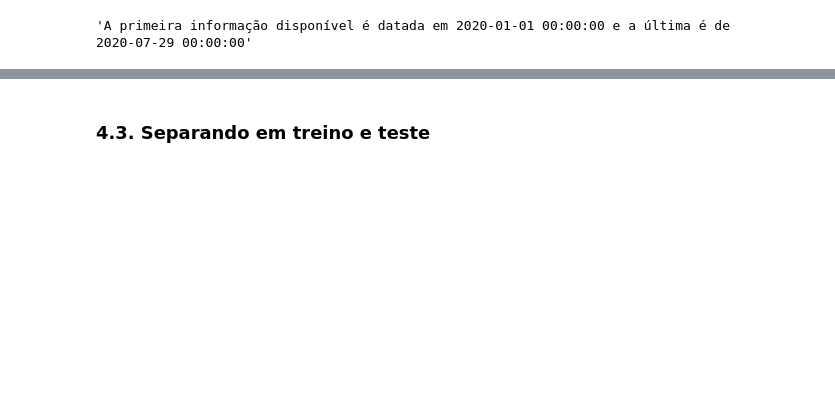
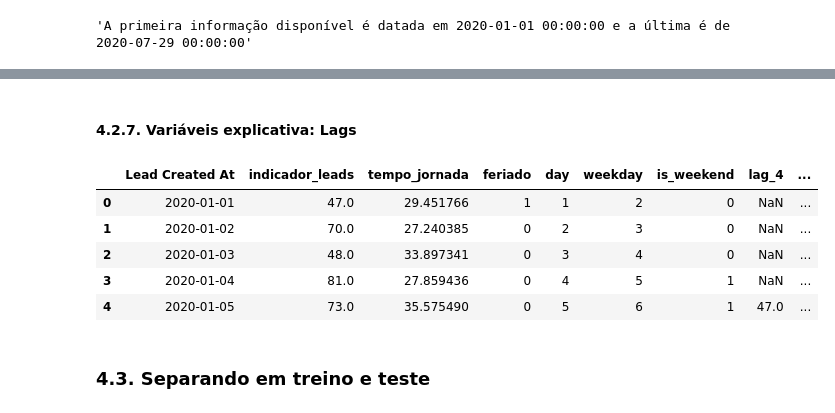
Before and after one commit to barbosarafael/DS_Avancado, a Jupyter notebook: ts_regressao/ts_regressao.ipynb, the cells around one changed output, grey strips where cells are left out. Drawn from its saved outputs; the diff is of its cells as text; code cells hidden in the pictures; blank space fills up the shorter version.

```diff
--- a/ts_regressao/ts_regressao.ipynb
+++ b/ts_regressao/ts_regressao.ipynb
@@ -164,0 +164,4 @@ of_dados.head()
+# %%
+of_dados["is_weekend"] = of_dados["weekday"].apply(lambda x: 1 if x in (5, 6) else 0)
+
+of_dados.head()
@@ -165,3 +175,17 @@ of_dados.head()
+# %% [markdown]
+#### 4.2.7. Variáveis explicativa: Lags
+# %%
+for i in range(4, 10):
+    of_dados["lag_{}".format(i)] = of_dados["indicador_leads"].shift(i)
+
+of_dados.head()
+# %% [output]
+|  | Lead Created At | indicador_leads | tempo_jornada | feriado | day | weekday | is_weekend | lag_4 | ... |
+| 0 | 2020-01-01 | 47.0 | 29.451766 | 1 | 1 | 2 | 0 | NaN | ... |
+| 1 | 2020-01-02 | 70.0 | 27.240385 | 0 | 2 | 3 | 0 | NaN | ... |
+| 2 | 2020-01-03 | 48.0 | 33.897341 | 0 | 3 | 4 | 0 | NaN | ... |
+| 3 | 2020-01-04 | 81.0 | 27.859436 | 0 | 4 | 5 | 1 | NaN | ... |
+| 4 | 2020-01-05 | 73.0 | 35.575490 | 0 | 5 | 6 | 1 | 47.0 | ... |
 # %% [markdown]
 ### 4.3. Separando em treino e teste
 # %%
```
Also changed, not shown: parts of 8 cells of this notebook.
